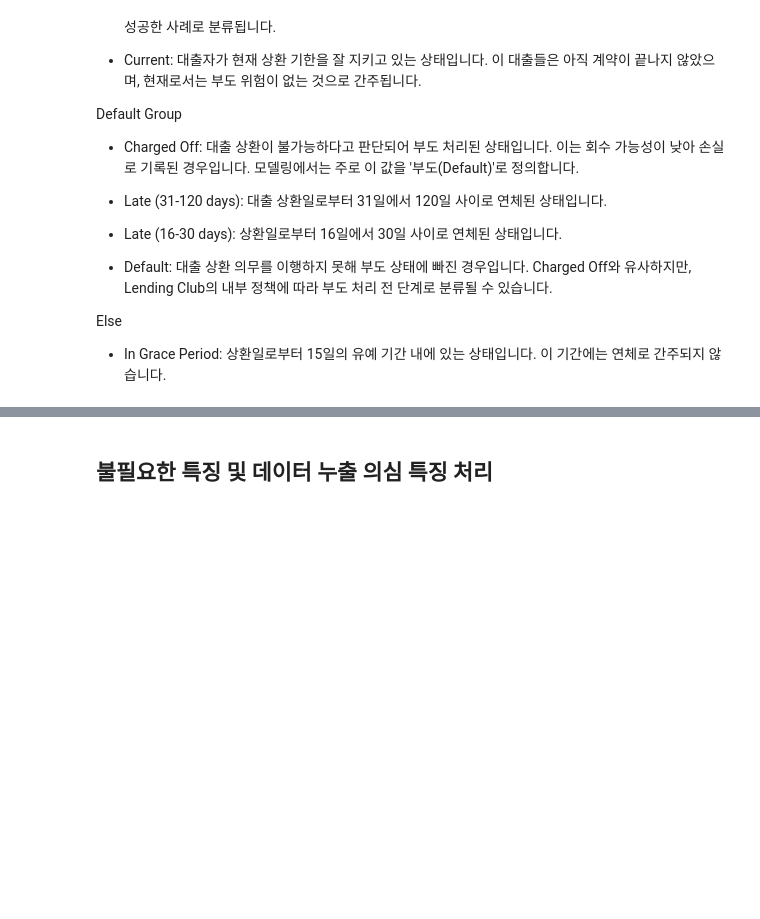
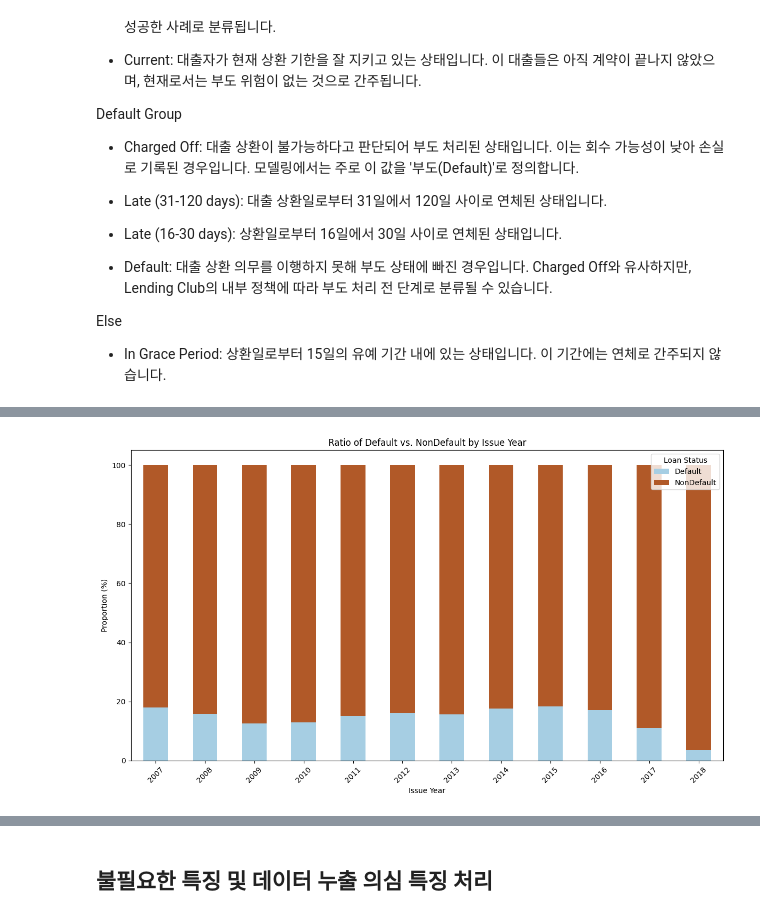
Before and after one commit to hopedom/DS5, a Jupyter notebook: lending-club-prep.ipynb, the cells around one changed output, grey strips where cells are left out. Cells and saved outputs as stored; diff of their text form; code cells hidden in the pictures; blank space fills up the shorter version.

```diff
--- a/lending-club-prep.ipynb
+++ b/lending-club-prep.ipynb
@@ -162,0 +160,18 @@ df1 = df1.dropna(subset=['is_default'])
+# %%
+def plot_ratio_of_labels_by_year():
+    df_grouped = df1.groupby(['issue_year', 'is_default']).size().unstack(fill_value=0)
+
+    df_ratio = df_grouped.div(df_grouped.sum(axis=1), axis=0) * 100
+
+    # 3. 누적 막대 그래프 시각화
+    df_ratio.plot(kind='bar', stacked=True, figsize=(12, 7), colormap='Paired')
+    plt.title('Ratio of Default vs. NonDefault by Issue Year')
+    plt.xlabel('Issue Year')
+    plt.ylabel('Proportion (%)')
+    plt.xticks(rotation=45)
+    plt.legend(title='Loan Status')
+    plt.tight_layout()
+    plt.show()
+plot_ratio_of_labels_by_year()
+# %% [output]
+[figure, added]
```
Also changed, not shown: parts of 90 cells of this notebook.
